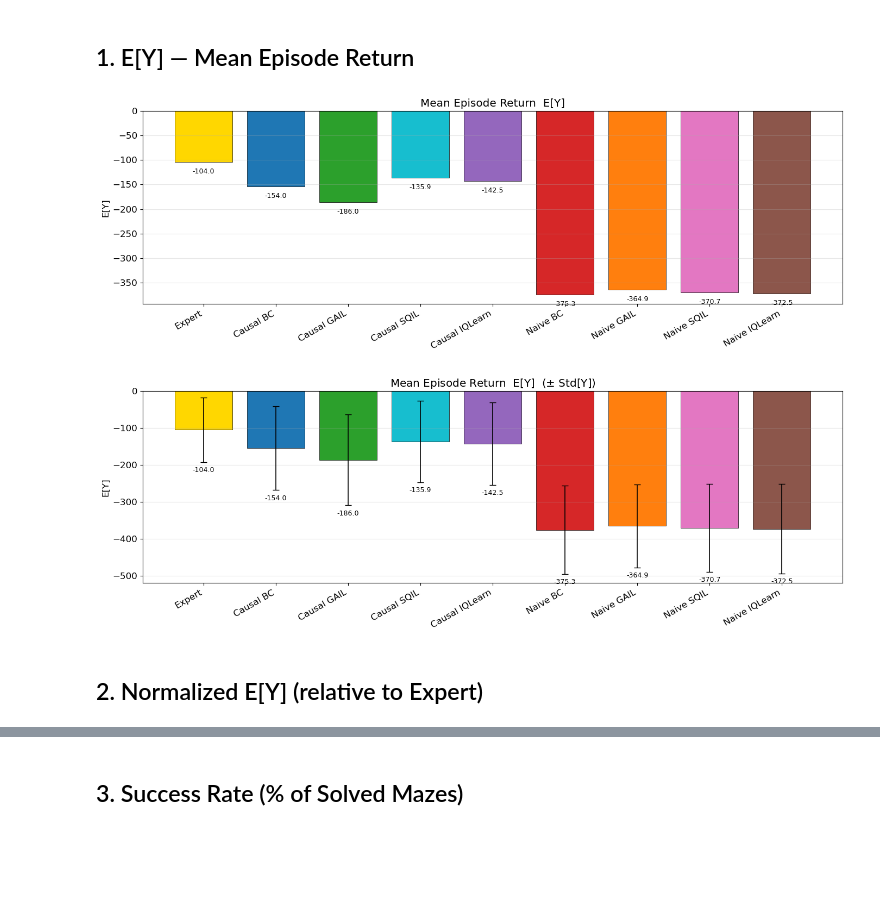
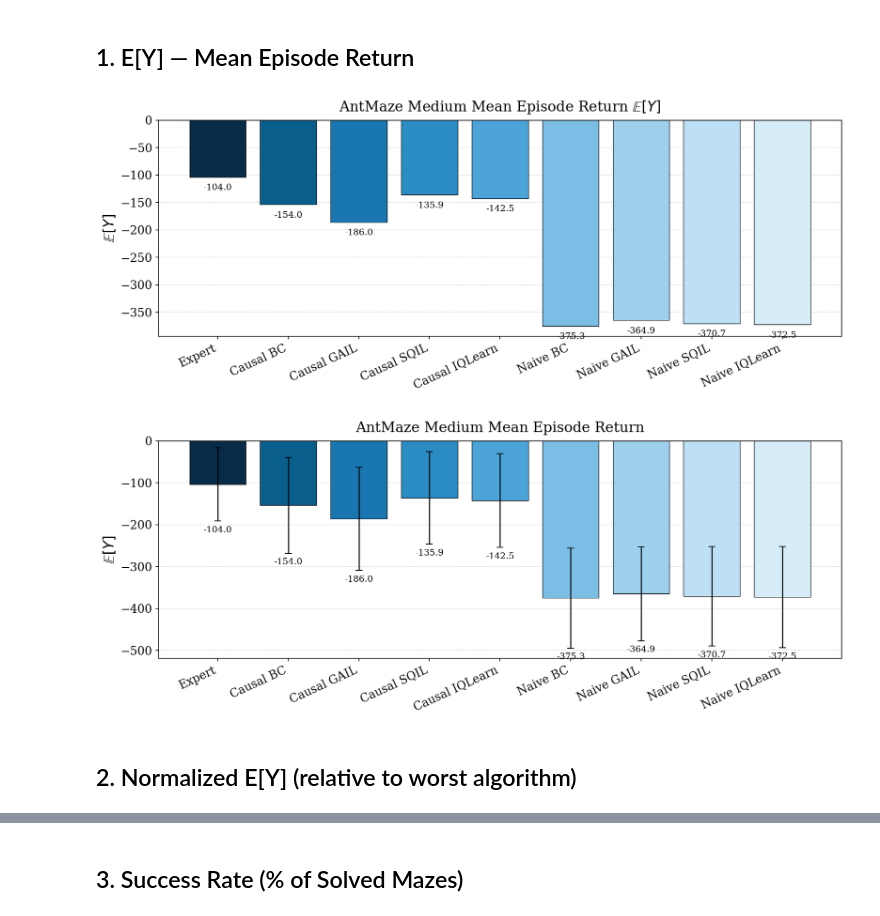
Before and after one commit to CausalAILab/Causal-RL, a Jupyter notebook: examples/experiments/plots.ipynb, the cells around one changed output, grey strips where cells are left out. Cells and saved outputs as stored; diff of their text form; code cells hidden in the pictures; blank space fills up the shorter version.

Commit message:
pretty plots

```diff
--- a/examples/experiments/plots.ipynb
+++ b/examples/experiments/plots.ipynb
@@ -93,55 +103,59 @@ succ_len_std = np.array([
     np.nan,  # Naive IQLearn
 ])
 
-# Colors: gold for expert, blues for causal, reds for naive
+# Blue color palette — dark blues for Expert/Causal, lighter blues for Naive
 colors = [
-    '#FFD700',  # Expert — gold
-    '#1f77b4',  # Causal BC
-    '#2ca02c',  # Causal GAIL
-    '#17becf',  # Causal SQIL
-    '#9467bd',  # Causal IQLearn
-    '#d62728',  # Naive BC
-    '#ff7f0e',  # Naive GAIL
-    '#e377c2',  # Naive SQIL
-    '#8c564b',  # Naive IQLearn
+    '#082B47',  # Expert — darkest navy
+    '#0A5E8C',  # Causal BC
+    '#1976B0',  # Causal GAIL
+    '#2B8CC4',  # Causal SQIL
+    '#4BA3D8',  # Causal IQLearn
+    '#7BBDE5',  # Naive BC
+    '#9ED0EE',  # Naive GAIL
+    '#BDE0F5',  # Naive SQIL
+    '#D6ECF9',  # Naive IQLearn
 ]
 
 x = np.arange(len(algorithms))
 # %% [markdown]
 ## 1. E[Y] — Mean Episode Return
 # %%
-# E[Y] without std
-fig, ax = plt.subplots(figsize=(14, 5))
-bars = ax.bar(x, mean_rewards, color=colors, edgecolor='black', linewidth=0.5)
+fig, ax = plt.subplots(figsize=(12, 5))
+bars = ax.bar(x, mean_rewards, color=colors, edgecolor='black', linewidth=0.6)
 ax.set_xticks(x)
-ax.set_xticklabels(algorithms, rotation=30, ha='right')
-ax.set_ylabel('E[Y]')
-ax.set_title('Mean Episode Return  E[Y]')
+ax.set_xticklabels(algorithms, rotation=25, ha='right')
+ax.set_ylabel('$\\mathbb{E}[Y]$')
+ax.set_title('AntMaze Medium Mean Episode Return $\\mathbb{E}[Y]$', pad=10)
 ax.axhline(y=0, color='grey', linewidth=0.5)
-for i, v in enumerate(mean_rewards):
-    ax.text(i, v - 12, f'{v:.1f}', ha='center', va='top', fontsize=9)
-ax.grid(axis='y', alpha=0.3)
+for bar, v in zip(bars, mean_rewards):
+    ax.text(bar.get_x() + bar.get_width()/2, v - 12, f'{v:.1f}',
+            ha='center', va='top', fontsize=10)
+ax.yaxis.grid(True, linestyle='--', alpha=0.4)
+ax.set_axisbelow(True)
 plt.tight_layout()
+fig.savefig(f'{PLOTS_DIR}/antmed_mean_return.pdf', dpi=300, bbox_inches='tight')
 plt.show()
 # %% [output]
-[figure, old version]
+[figure, new version]
 # %%
-# E[Y] with std
-fig, ax = plt.subplots(figsize=(14, 5))
+fig, ax = plt.subplots(figsize=(12, 5))
 bars = ax.bar(x, mean_rewards, yerr=std_rewards, capsize=4,
-              color=colors, edgecolor='black', linewidth=0.5,
-              error_kw={'linewidth': 1.2})
+              color=colors, edgecolor='black', linewidth=0.6,
+              error_kw={'linewidth': 1.2, 'capthick': 1.0})
 ax.set_xticks(x)
-ax.set_xticklabels(algorithms, rotation=30, ha='right')
-ax.set_ylabel('E[Y]')
-ax.set_title('Mean Episode Return  E[Y]  ($\\pm$ Std[Y])')
+ax.set_xticklabels(algorithms, rotation=25, ha='right')
+ax.set_ylabel('$\\mathbb{E}[Y]$')
+ax.set_title('AntMaze Medium Mean Episode Return', pad=10)
 ax.axhline(y=0, color='grey', linewidth=0.5)
-for i, (m, s) in enumerate(zip(mean_rewards, std_rewards)):
-    ax.text(i, m - s - 12, f'{m:.1f}', ha='center', va='top', fontsize=9)
-ax.grid(axis='y', alpha=0.3)
+for bar, m, s in zip(bars, mean_rewards, std_rewards):
+    ax.text(bar.get_x() + bar.get_width()/2, m - s - 12, f'{m:.1f}',
+            ha='center', va='top', fontsize=10)
+ax.yaxis.grid(True, linestyle='--', alpha=0.4)
+ax.set_axisbelow(True)
 plt.tight_layout()
+fig.savefig(f'{PLOTS_DIR}/antmed_mean_return_with_std.pdf', dpi=300, bbox_inches='tight')
 plt.show()
 # %% [output]
-[figure, old version]
+[figure, new version]
 # %% [markdown]
-## 2. Normalized E[Y]  (relative to Expert)
+## 2. Normalized E[Y]  (relative to worst algorithm)
```
Also changed, not shown: parts of 9 cells of this notebook, 44 other files.
